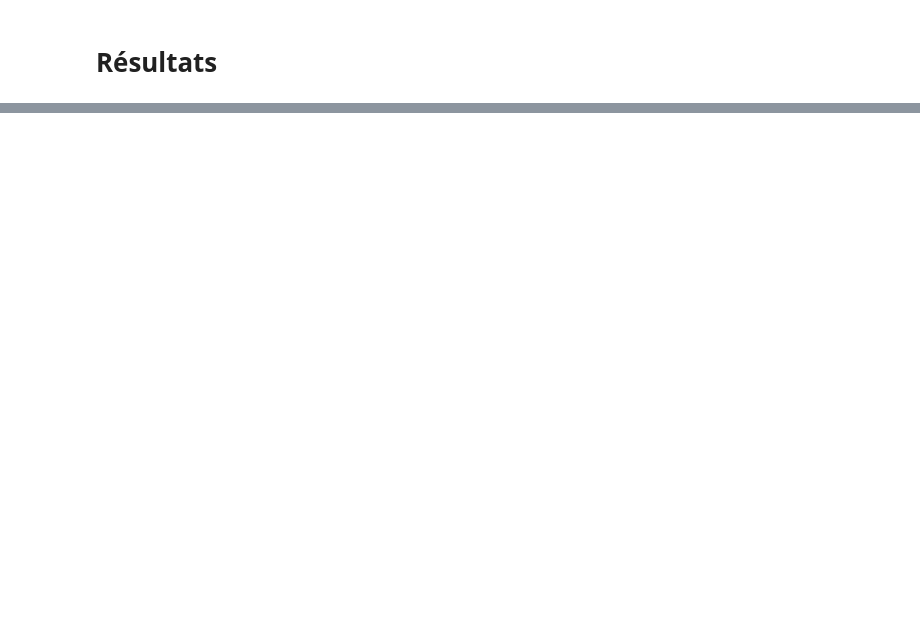
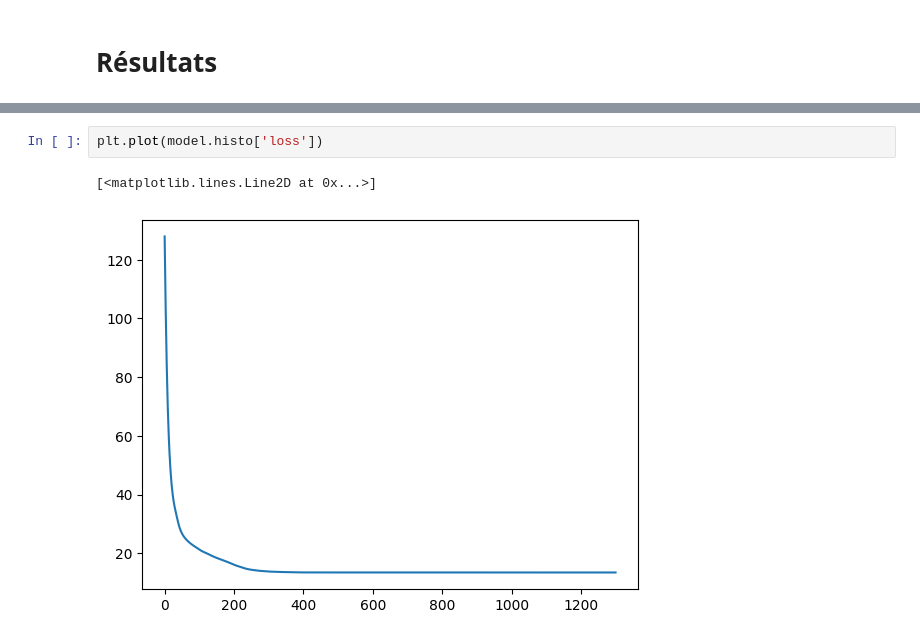
Before and after one commit to brichard01/Circular-clustering, a Jupyter notebook: circle.ipynb, the cells around one changed output, grey strips where cells are left out. Cells and saved outputs as stored; diff of their text form; blank space fills up the shorter version.

```diff
--- a/circle.ipynb
+++ b/circle.ipynb
@@ -44,3 +66,8 @@ for j in range(len(X_histo)):
+# %%
+plt.plot(model.histo['loss'])
+# %% [output]
+[<matplotlib.lines.Line2D at 0x...>]
+[figure, added]
 # %%
 _, loss = model.predict(X, loss=True)
 loss
```
Also changed, not shown: parts of 7 cells of this notebook, 1 other file.
